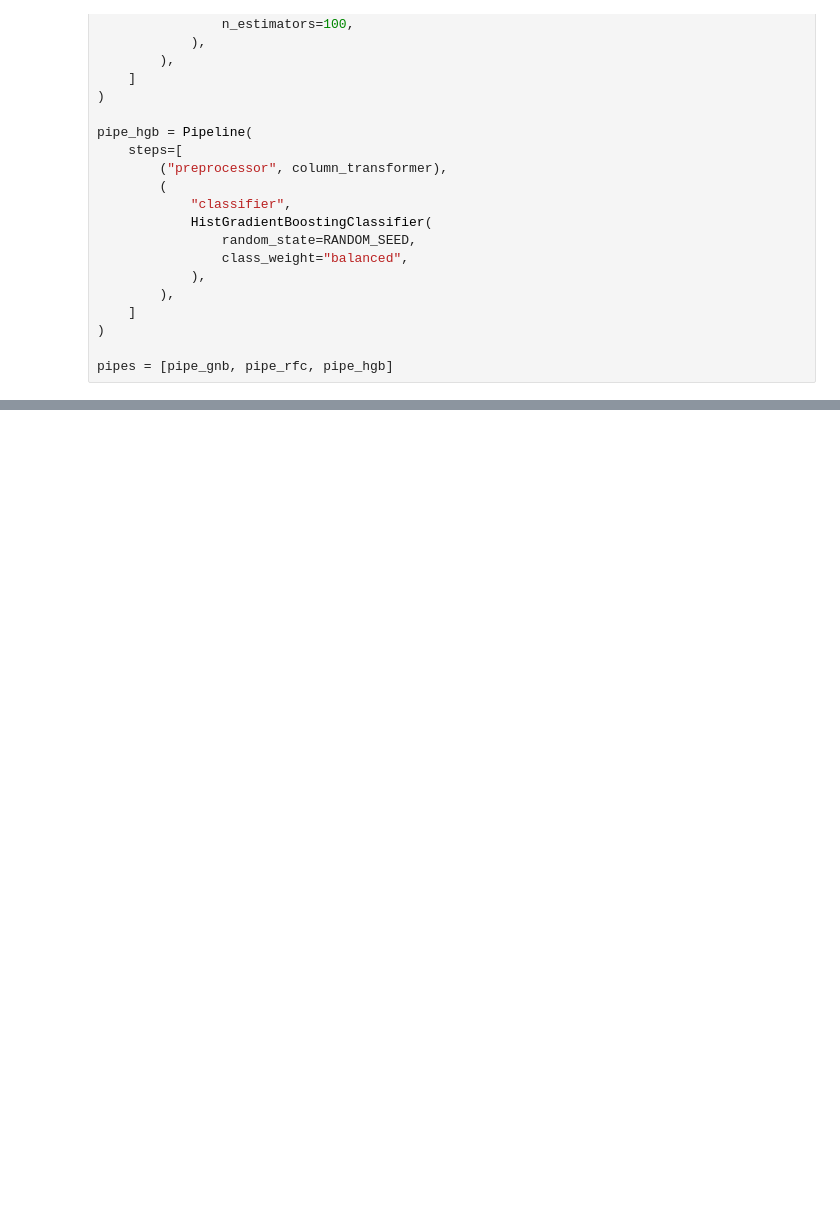
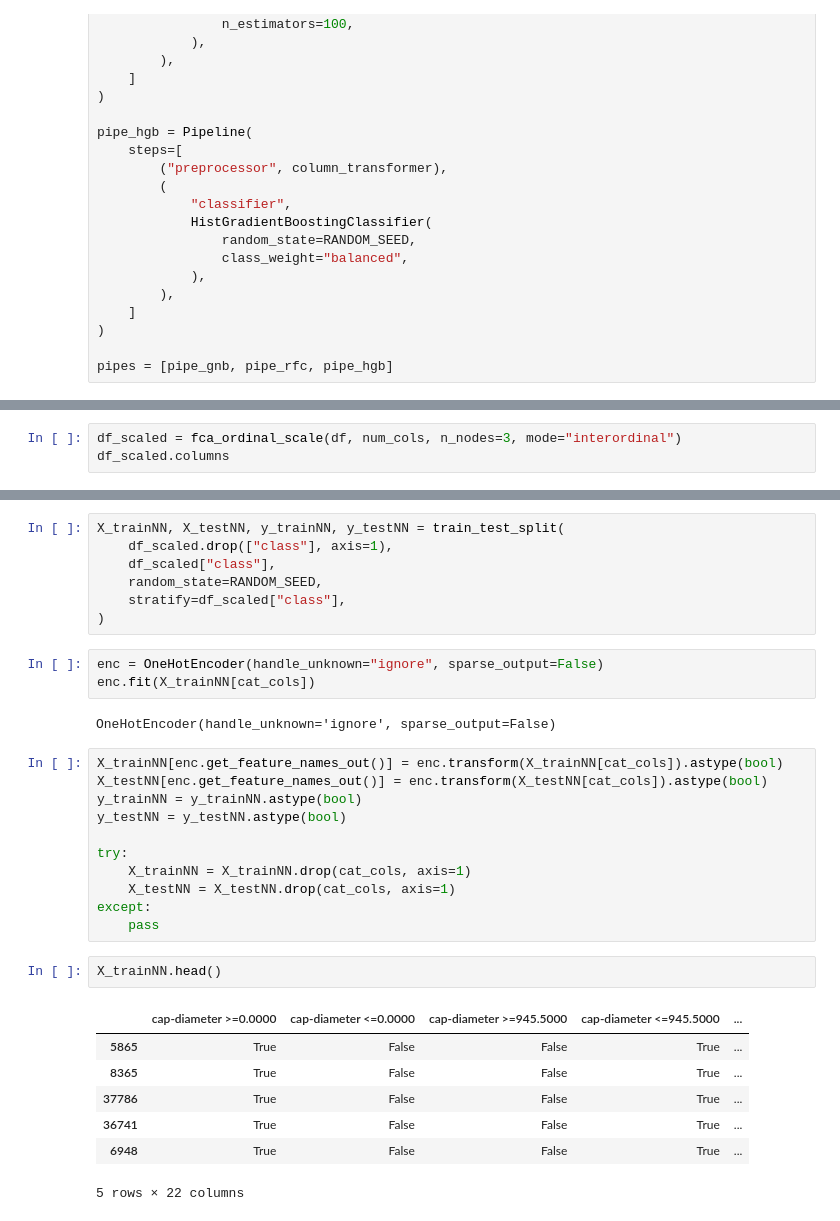
Before and after one commit to succSeeded/NeuralFCA, a Jupyter notebook: OSDA_Kirdin.ipynb, the cells around one changed output, grey strips where cells are left out. Cells and saved outputs as stored; diff of their text form; blank space fills up the shorter version.

```diff
--- a/OSDA_Kirdin.ipynb
+++ b/OSDA_Kirdin.ipynb
@@ -125,0 +226,3 @@ weighted avg       0.98      0.98      0.98     13509
+# %%
+df_scaled = fca_ordinal_scale(df, num_cols, n_nodes=3, mode="interordinal")
+df_scaled.columns
@@ -125,0 +243,33 @@ weighted avg       0.98      0.98      0.98     13509
+# %%
+X_trainNN, X_testNN, y_trainNN, y_testNN = train_test_split(
+    df_scaled.drop(["class"], axis=1),
+    df_scaled["class"],
+    random_state=RANDOM_SEED,
+    stratify=df_scaled["class"],
+)
+# %%
+enc = OneHotEncoder(handle_unknown="ignore", sparse_output=False)
+enc.fit(X_trainNN[cat_cols])
+# %% [output]
+OneHotEncoder(handle_unknown='ignore', sparse_output=False)
+# %%
+X_trainNN[enc.get_feature_names_out()] = enc.transform(X_trainNN[cat_cols]).astype(bool)
+X_testNN[enc.get_feature_names_out()] = enc.transform(X_testNN[cat_cols]).astype(bool)
+y_trainNN = y_trainNN.astype(bool)
+y_testNN = y_testNN.astype(bool)
+
+try:
+    X_trainNN = X_trainNN.drop(cat_cols, axis=1)
+    X_testNN = X_testNN.drop(cat_cols, axis=1)
+except:
+    pass
+# %%
+X_trainNN.head()
+# %% [output]
+|  | cap-diameter >=0.0000 | cap-diameter <=0.0000 | cap-diameter >=945.5000 | cap-diameter <=945.5000 | ... |
+| 5865 | True | False | False | True | ... |
+| 8365 | True | False | False | True | ... |
+| 37786 | True | False | False | True | ... |
+| 36741 | True | False | False | True | ... |
+| 6948 | True | False | False | True | ... |
+5 rows × 22 columns
```
Also changed, not shown: parts of 34 cells of this notebook, 25 other files.
